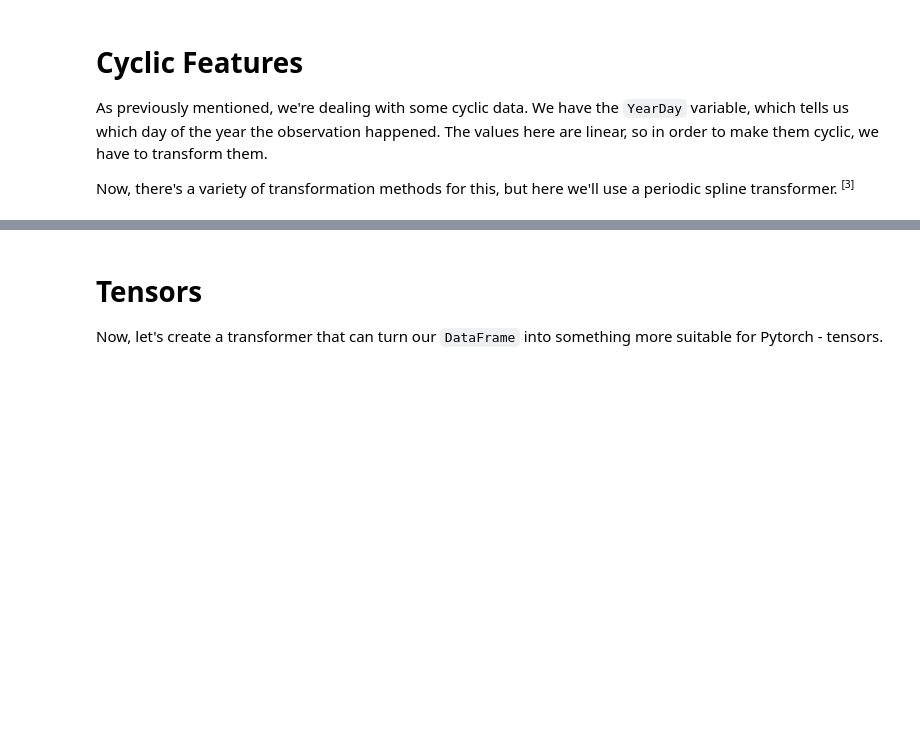
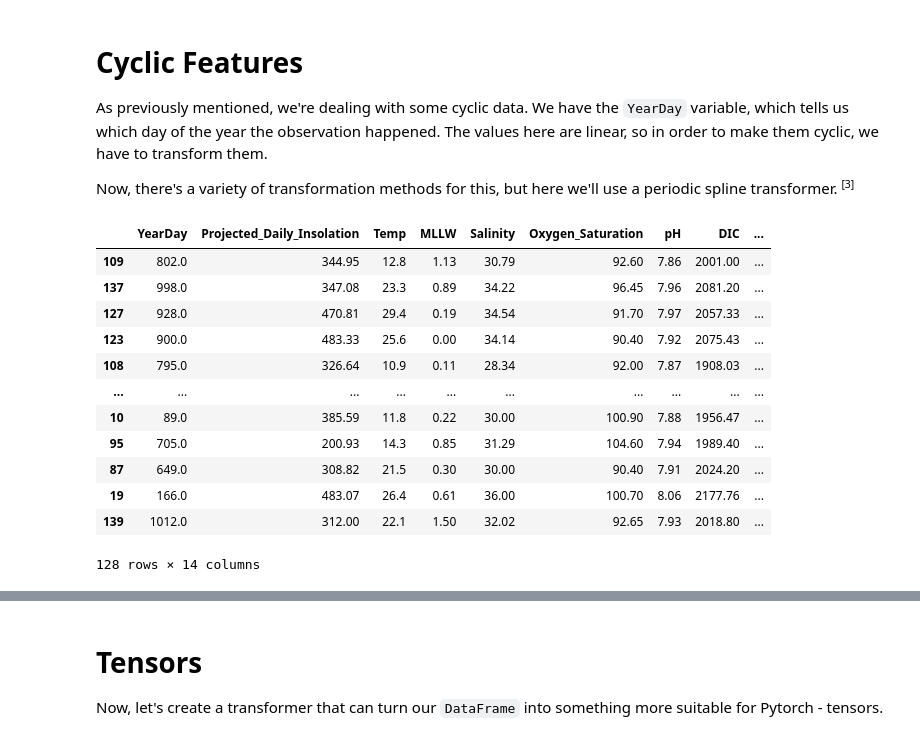
Before and after one commit to jonassterud/OCES5303_A2, a Jupyter notebook: ass2_oces5303_21335836.ipynb, the cells around one changed output, grey strips where cells are left out. Saved outputs shown, nothing was run; the diff lists cells and outputs as text; code cells hidden in the pictures; blank space fills up the shorter version.

```diff
--- a/ass2_oces5303_21335836.ipynb
+++ b/ass2_oces5303_21335836.ipynb
@@ -209,3 +208,19 @@ t_cyclic = ColumnTransformer(
     remainder="passthrough",
     verbose_feature_names_out=False
 )
+# %%
+Xy_train
+# %% [output]
+|  | YearDay | Projected_Daily_Insolation | Temp | MLLW | Salinity | Oxygen_Saturation | pH | DIC | ... |
+| 109 | 802.0 | 344.95 | 12.8 | 1.13 | 30.79 | 92.60 | 7.86 | 2001.00 | ... |
+| 137 | 998.0 | 347.08 | 23.3 | 0.89 | 34.22 | 96.45 | 7.96 | 2081.20 | ... |
+| 127 | 928.0 | 470.81 | 29.4 | 0.19 | 34.54 | 91.70 | 7.97 | 2057.33 | ... |
+| 123 | 900.0 | 483.33 | 25.6 | 0.00 | 34.14 | 90.40 | 7.92 | 2075.43 | ... |
+| 108 | 795.0 | 326.64 | 10.9 | 0.11 | 28.34 | 92.00 | 7.87 | 1908.03 | ... |
+| ... | ... | ... | ... | ... | ... | ... | ... | ... | ... |
+| 10 | 89.0 | 385.59 | 11.8 | 0.22 | 30.00 | 100.90 | 7.88 | 1956.47 | ... |
+| 95 | 705.0 | 200.93 | 14.3 | 0.85 | 31.29 | 104.60 | 7.94 | 1989.40 | ... |
+| 87 | 649.0 | 308.82 | 21.5 | 0.30 | 30.00 | 90.40 | 7.91 | 2024.20 | ... |
+| 19 | 166.0 | 483.07 | 26.4 | 0.61 | 36.00 | 100.70 | 8.06 | 2177.76 | ... |
+| 139 | 1012.0 | 312.00 | 22.1 | 1.50 | 32.02 | 92.65 | 7.93 | 2018.80 | ... |
+128 rows × 14 columns
```
Also changed, not shown: parts of 13 cells of this notebook.
